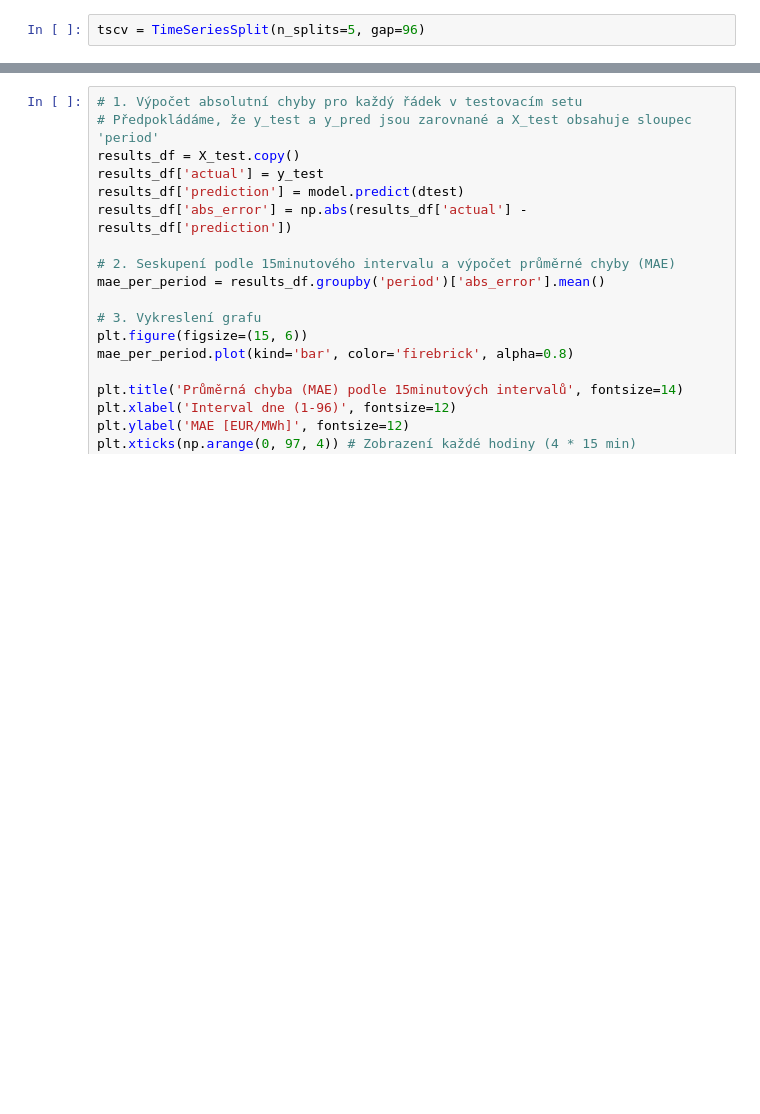
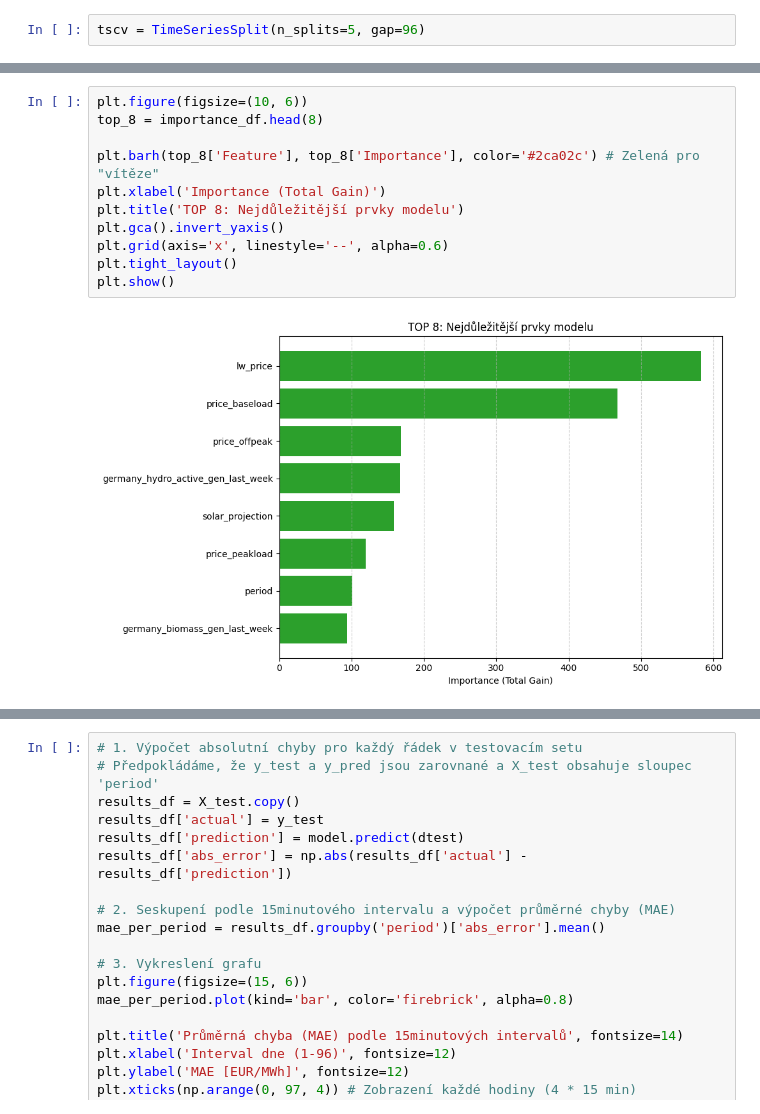
Before and after one commit to freddycz/electricity-price-prediction-model, a Jupyter notebook: notebooks/prediction_model.ipynb, the cells around one changed output, grey strips where cells are left out. Saved outputs shown, nothing was run; the diff lists cells and outputs as text; blank space fills up the shorter version.

Commit message:
model metrics

```diff
--- a/notebooks/prediction_model.ipynb
+++ b/notebooks/prediction_model.ipynb
@@ -99 +109,14 @@ Recommended num_boost_round for final model: 1035
+# %%
+plt.figure(figsize=(10, 6))
+top_8 = importance_df.head(8)
+
+plt.barh(top_8['Feature'], top_8['Importance'], color='#2ca02c') # Zelená pro "vítěze"
+plt.xlabel('Importance (Total Gain)')
+plt.title('TOP 8: Nejdůležitější prvky modelu')
+plt.gca().invert_yaxis()
+plt.grid(axis='x', linestyle='--', alpha=0.6)
+plt.tight_layout()
+plt.show()
+# %% [output]
+[figure, added]
 # %%
```
Also changed, not shown: parts of 7 cells of this notebook.
